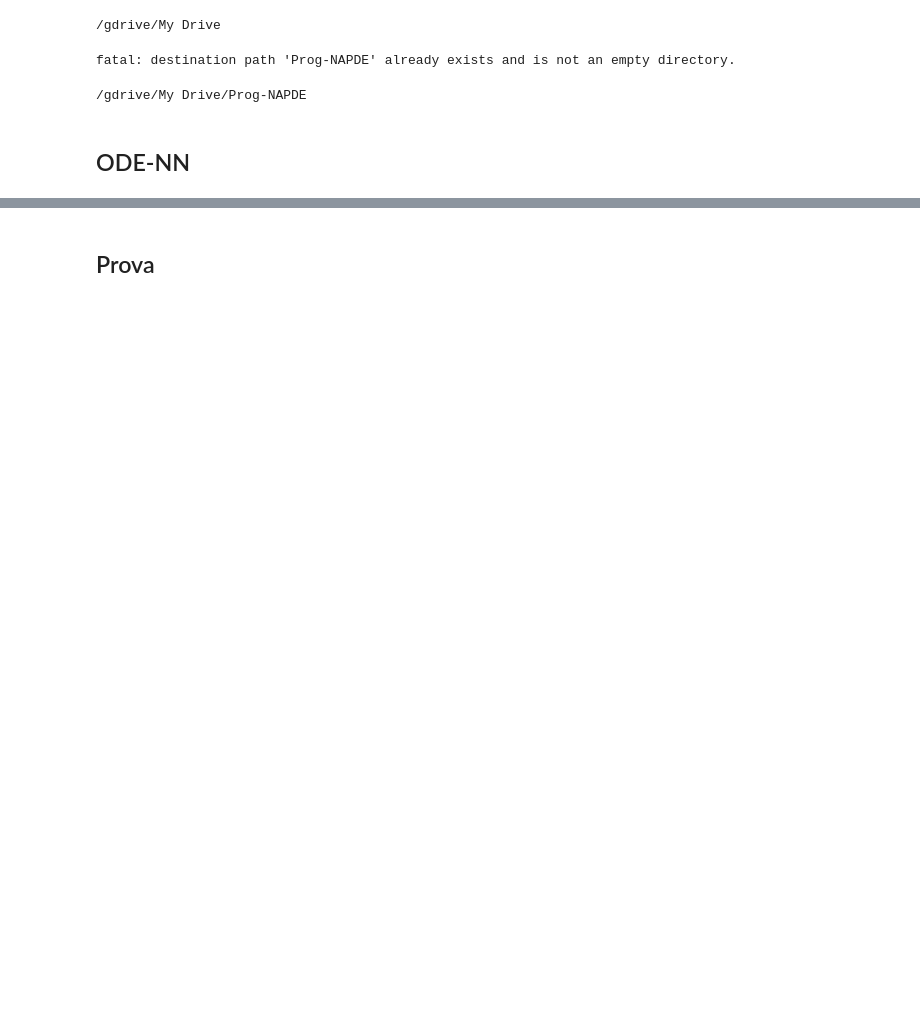
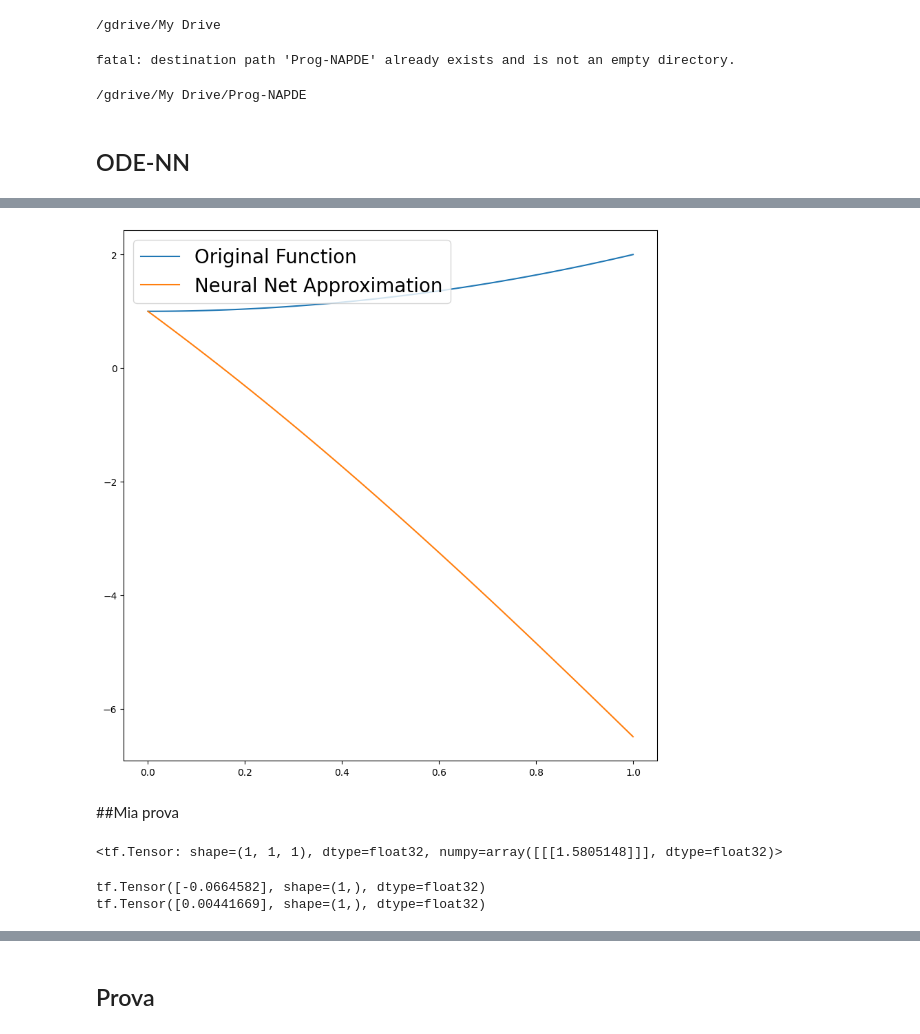
Before and after one commit to adrianoracano/Prog-NAPDE, a Jupyter notebook: prova_cn.ipynb, the cells around one changed output, grey strips where cells are left out. Saved outputs shown, nothing was run; the diff lists cells and outputs as text; code cells hidden in the pictures; blank space fills up the shorter version.

```diff
--- a/prova_cn.ipynb
+++ b/prova_cn.ipynb
@@ -116,0 +121,24 @@ loss: 0.095905
+# %%
+from matplotlib.pyplot import figure
+
+figure(figsize=(10,10))
+# True Solution (found analitically)
+def true_solution(x):
+    return x**2 + 1
+
+X = np.linspace(0, 1, 100)
+result = []
+for i in X:
+  # result.append(f(i))
+  result.append(g(i).numpy()[0][0][0])
+
+S = true_solution(X)
+
+plt.plot(X, S, label="Original Function")
+plt.plot(X, result, label="Neural Net Approximation")
+plt.legend(loc=2, prop={'size': 20})
+plt.show()
+# %% [output]
+[figure, added]
+# %% [markdown]
+##Mia prova
@@ -116,0 +160,5 @@ loss: 0.095905
+# %%
+x = multilayer_perceptron(2)
+x
+# %% [output]
+<tf.Tensor: shape=(1, 1, 1), dtype=float32, numpy=array([[[1.5805148]]], dtype=float32)>
@@ -116,0 +167,21 @@ loss: 0.095905
+# %%
+#def build_ffnn(input_shape):
+
+# Build the neural network layer by layer
+input_layer = tfkl.Input(shape=(input_shape), name='Input')
+hidden_layer1 = tfkl.Dense(units=64, activation='relu', name='Hidden1')(input_layer)
+hidden_layer2 = tfkl.Dense(units=64, activation='relu', name='Hidden2')(hidden_layer1)
+output_layer = tfkl.Dense(units=1, activation='linear', name='Output')(hidden_layer2)
+
+# Connect input and output through the Model class
+model = tfk.Model(inputs=input_layer, outputs=output_layer, name='FFNN')
+
+x = np.array([[2]])
+y = model(x)[0]
+print(y)
+print(y*y)
+    # Return the model
+    #return model
+# %% [output]
+tf.Tensor([-0.0664582], shape=(1,), dtype=float32)
+tf.Tensor([0.00441669], shape=(1,), dtype=float32)
```
Also changed, not shown: parts of 14 cells of this notebook.
